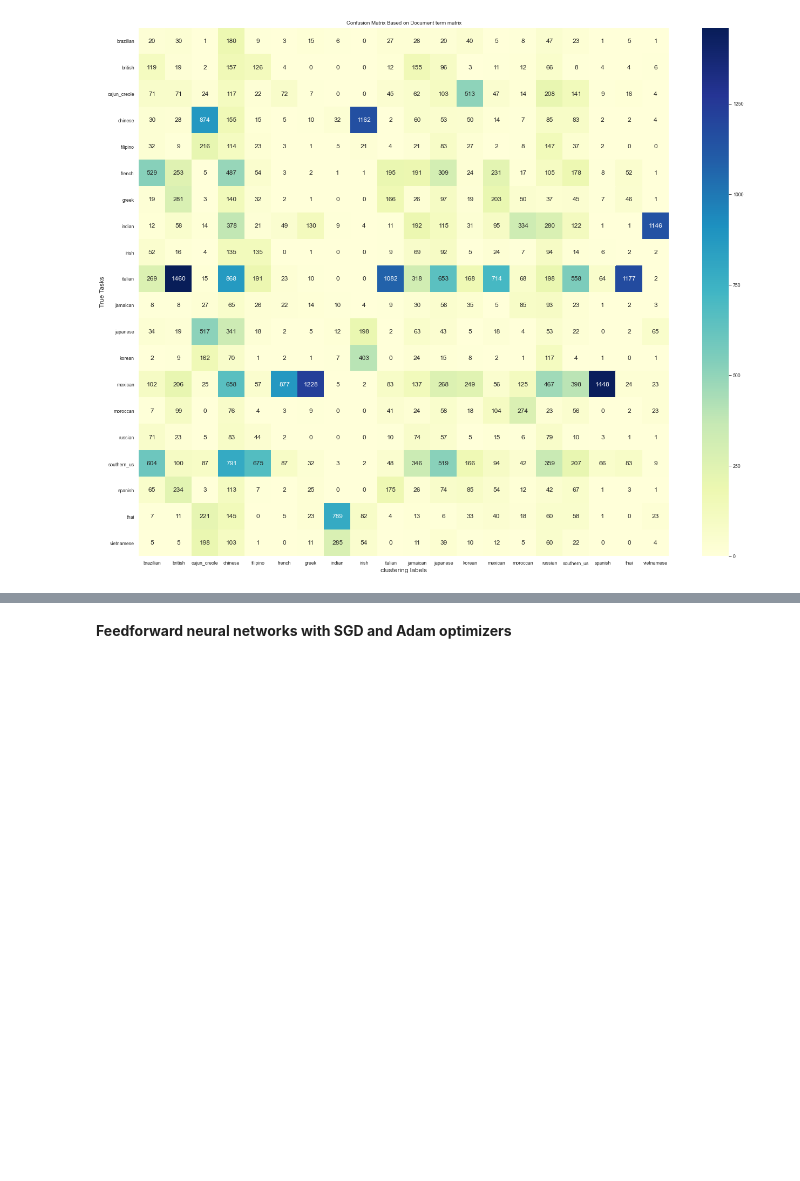
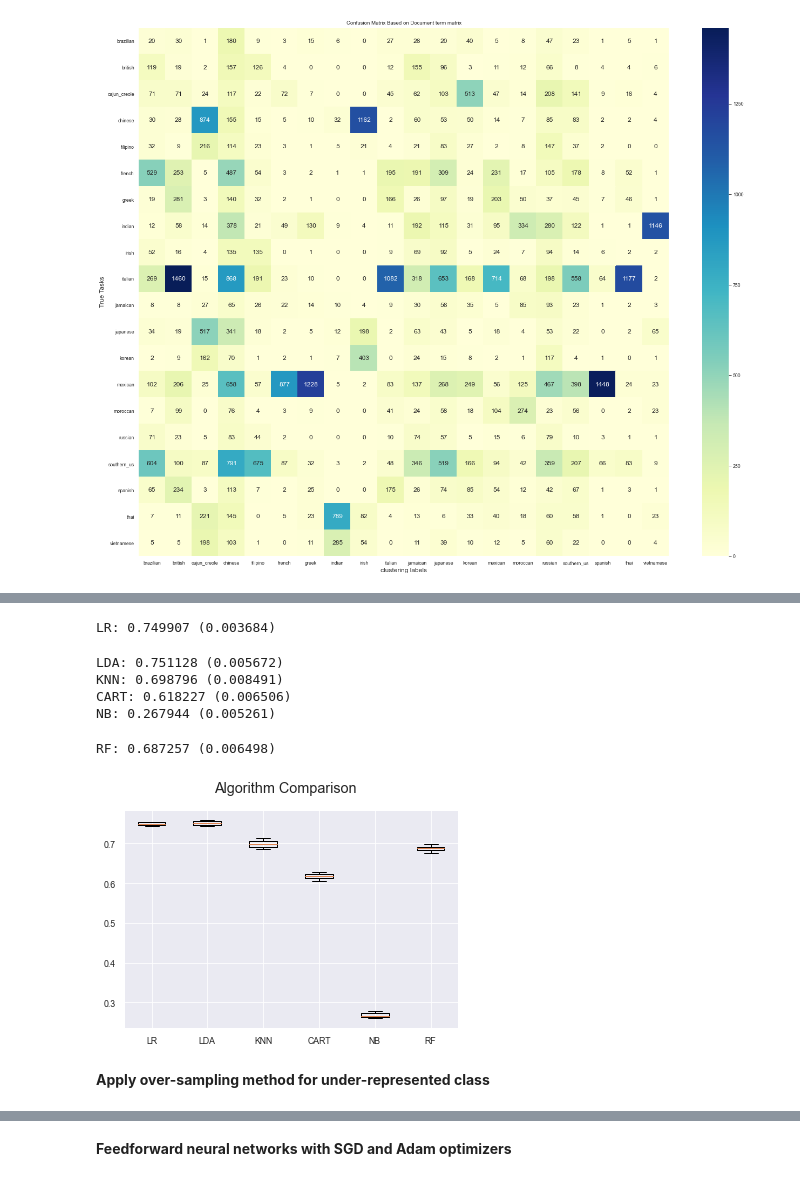
Before and after one commit to kenneth-lee-ch/whattocook, a Jupyter notebook: notebooks/Food_cuisine_classification.ipynb, the cells around one changed output, grey strips where cells are left out. Cells and saved outputs as stored; diff of their text form; code cells hidden in the pictures; blank space fills up the shorter version.

```diff
--- a/notebooks/Food_cuisine_classification.ipynb
+++ b/notebooks/Food_cuisine_classification.ipynb
@@ -359,0 +345,10 @@ print(classification_report(y_test, yhat))
+# %%
+spotcheck(norm_dtm_X_train, norm_dtm_y_train, foldnum=10 , scoring="f1_micro", random_state=seed)
+# %% [output]
+LR: 0.749907 (0.003684)
+LDA: 0.751128 (0.005672)
+KNN: 0.698796 (0.008491)
+CART: 0.618227 (0.006506)
+NB: 0.267944 (0.005261)
+RF: 0.687257 (0.006498)
+[figure, added]
@@ -359,0 +385,2 @@ print(classification_report(y_test, yhat))
+# %% [markdown]
+**Apply over-sampling method for under-represented class**
```
Also changed, not shown: parts of 45 cells of this notebook, 3 other files.
